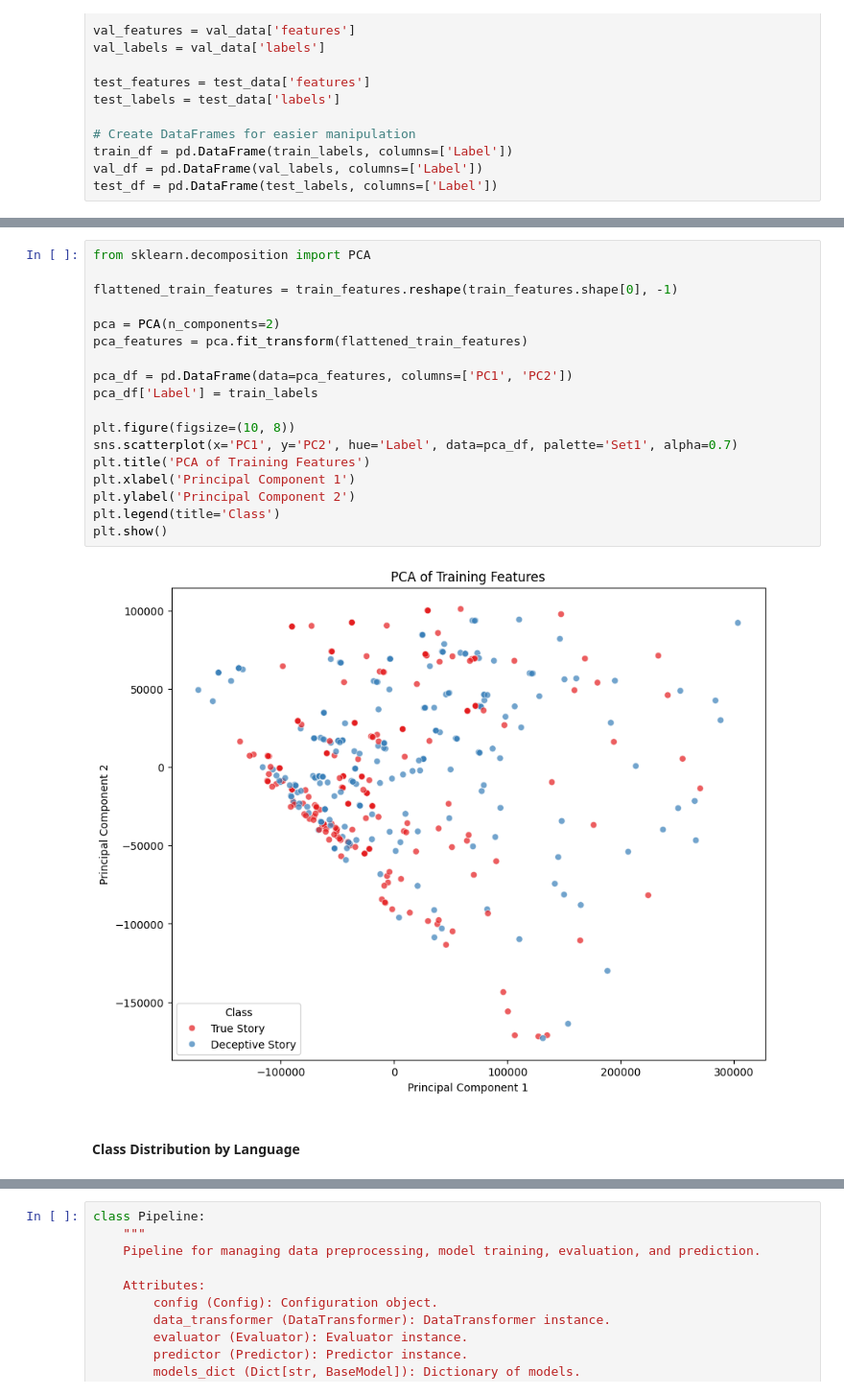
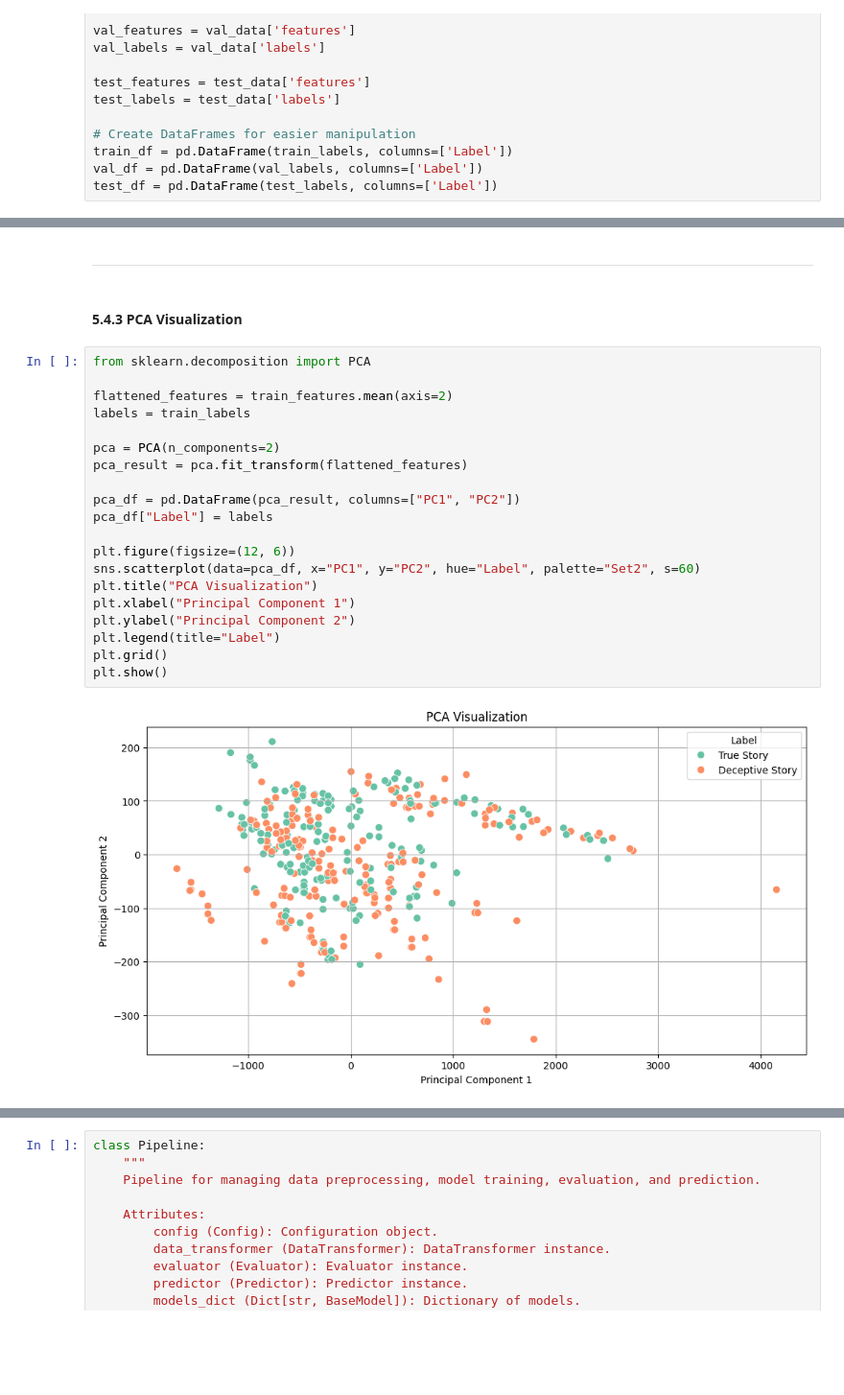
Before and after one commit to CharlesZZY/Truora, a Jupyter notebook: src/CBU5201_miniproject.ipynb, the cells around one changed output, grey strips where cells are left out. Shown at 96% size. Drawn from its saved outputs; the diff is of its cells as text; blank space fills up the shorter version.

```diff
--- a/src/CBU5201_miniproject.ipynb
+++ b/src/CBU5201_miniproject.ipynb
@@ -1744,22 +1764,26 @@ plt.show()
+# %% [markdown]
+---
+# %% [markdown]
+#### **5.4.3 PCA Visualization**
 # %%
 from sklearn.decomposition import PCA
 
-flattened_train_features = train_features.reshape(train_features.shape[0], -1)
+flattened_features = train_features.mean(axis=2)
+labels = train_labels
 
 pca = PCA(n_components=2)
-pca_features = pca.fit_transform(flattened_train_features)
+pca_result = pca.fit_transform(flattened_features)
 
-pca_df = pd.DataFrame(data=pca_features, columns=['PC1', 'PC2'])
-pca_df['Label'] = train_labels
+pca_df = pd.DataFrame(pca_result, columns=["PC1", "PC2"])
+pca_df["Label"] = labels
 
-plt.figure(figsize=(10, 8))
-sns.scatterplot(x='PC1', y='PC2', hue='Label', data=pca_df, palette='Set1', alpha=0.7)
-plt.title('PCA of Training Features')
-plt.xlabel('Principal Component 1')
-plt.ylabel('Principal Component 2')
-plt.legend(title='Class')
+plt.figure(figsize=(12, 6))
+sns.scatterplot(data=pca_df, x="PC1", y="PC2", hue="Label", palette="Set2", s=60)
+plt.title("PCA Visualization")
+plt.xlabel("Principal Component 1")
+plt.ylabel("Principal Component 2")
+plt.legend(title="Label")
+plt.grid()
 plt.show()
 # %% [output]
-[figure, old version]
+[figure, new version]
-# %% [markdown]
-#### Class Distribution by Language
```
Also changed, not shown: parts of 62 cells of this notebook, 2 other files.
